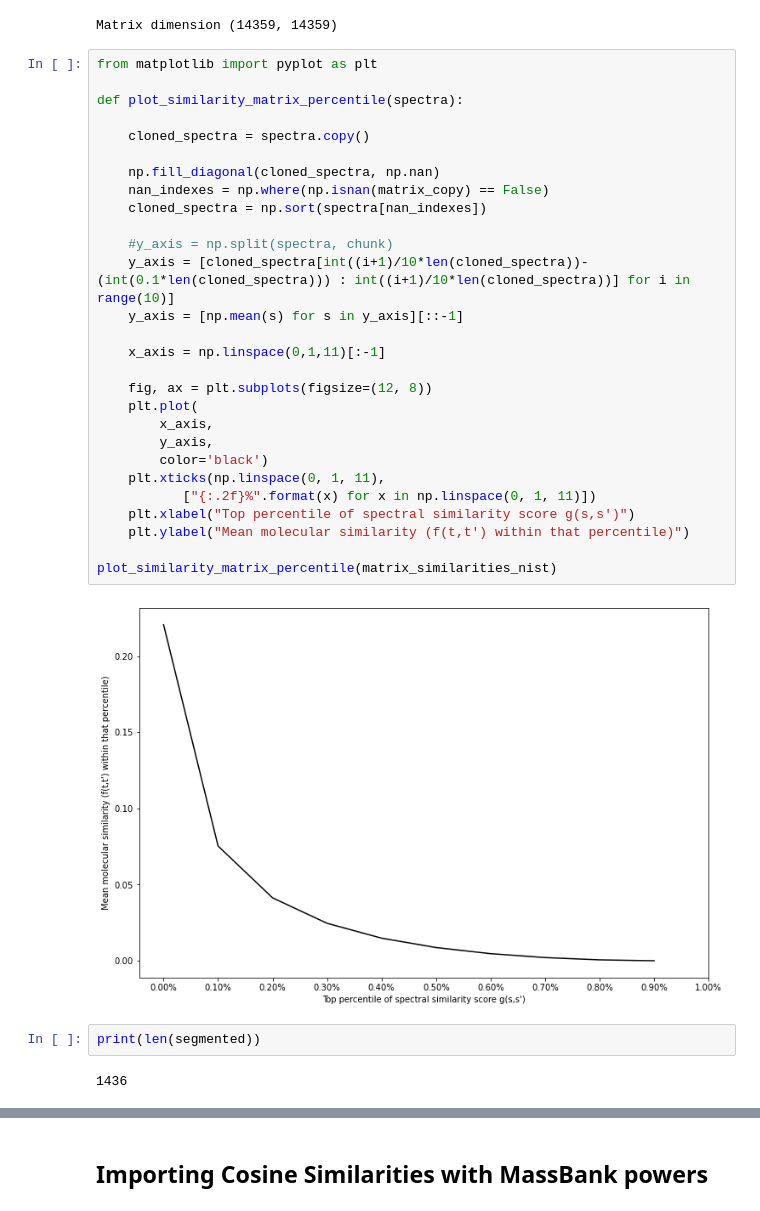
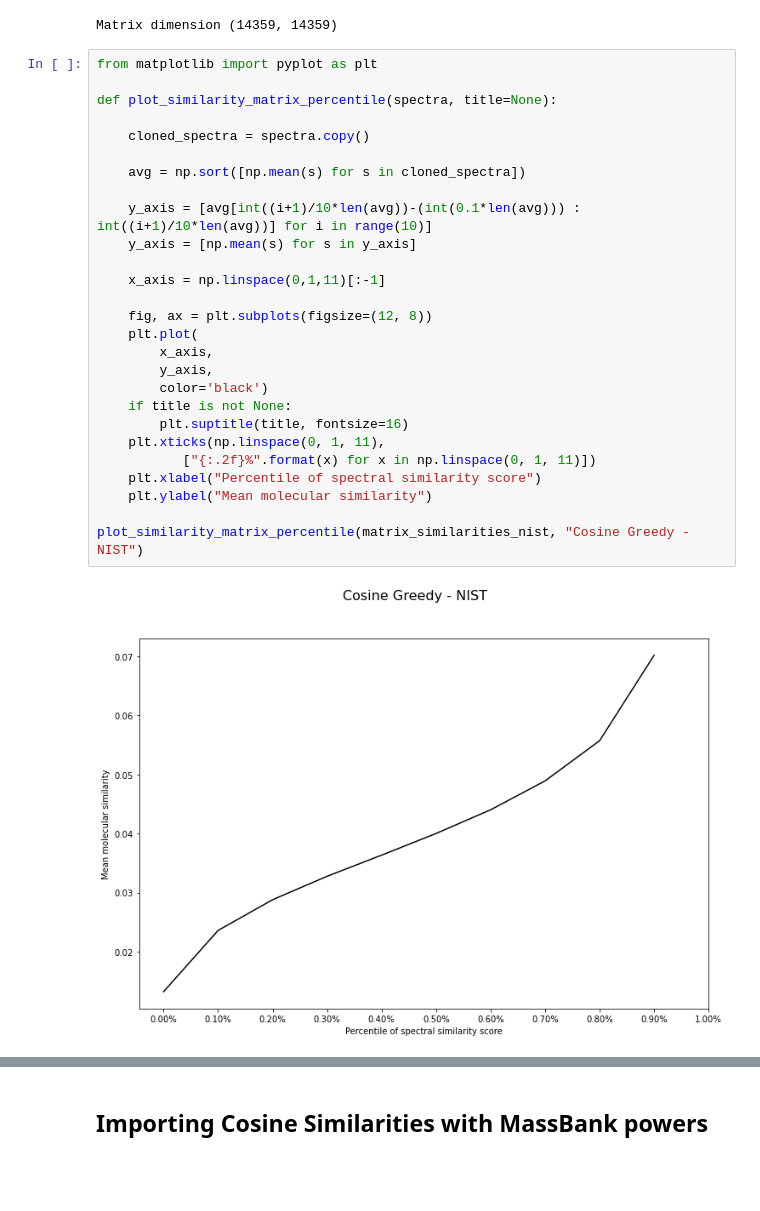
Before and after one commit to efrain2010/spec2vec_gcms_data_analysis, a Jupyter notebook: notebooks/Compare the different scores.ipynb, the cells around one changed output, grey strips where cells are left out. Cells and saved outputs as stored; diff of their text form; blank space fills up the shorter version.

Commit message:
Finished first draft of notebook with all spectral similarity comparison

```diff
--- a/notebooks/Compare the different scores.ipynb
+++ b/notebooks/Compare the different scores.ipynb
@@ -24,34 +24,29 @@ Matrix dimension (14359, 14359)
 # %%
 from matplotlib import pyplot as plt
 
-def plot_similarity_matrix_percentile(spectra):
+def plot_similarity_matrix_percentile(spectra, title=None):
 
     cloned_spectra = spectra.copy()
 
-    np.fill_diagonal(cloned_spectra, np.nan)
-    nan_indexes = np.where(np.isnan(matrix_copy) == False)
-    cloned_spectra = np.sort(spectra[nan_indexes])
+    avg = np.sort([np.mean(s) for s in cloned_spectra])
 
-    #y_axis = np.split(spectra, chunk)
-    y_axis = [cloned_spectra[int((i+1)/10*len(cloned_spectra))-(int(0.1*len(cloned_spectra))) : int((i+1)/10*len(cloned_spectra))] for i in range(10)]
-    y_axis = [np.mean(s) for s in y_axis][::-1]
+    y_axis = [avg[int((i+1)/10*len(avg))-(int(0.1*len(avg))) : int((i+1)/10*len(avg))] for i in range(10)]
+    y_axis = [np.mean(s) for s in y_axis]
 
     x_axis = np.linspace(0,1,11)[:-1]
 
     fig, ax = plt.subplots(figsize=(12, 8))
     plt.plot(
         x_axis,
         y_axis,
         color='black')
+    if title is not None:
+        plt.suptitle(title, fontsize=16)
     plt.xticks(np.linspace(0, 1, 11),
            ["{:.2f}%".format(x) for x in np.linspace(0, 1, 11)])
-    plt.xlabel("Top percentile of spectral similarity score g(s,s')")
-    plt.ylabel("Mean molecular similarity (f(t,t') within that percentile)")
+    plt.xlabel("Percentile of spectral similarity score")
+    plt.ylabel("Mean molecular similarity")
 
-plot_similarity_matrix_percentile(matrix_similarities_nist)
+plot_similarity_matrix_percentile(matrix_similarities_nist, "Cosine Greedy - NIST")
 # %% [output]
-[figure, old version]
+[figure, new version]
-# %%
-print(len(segmented))
-# %% [output]
-1436
```
Also changed, not shown: parts of 8 cells of this notebook.
